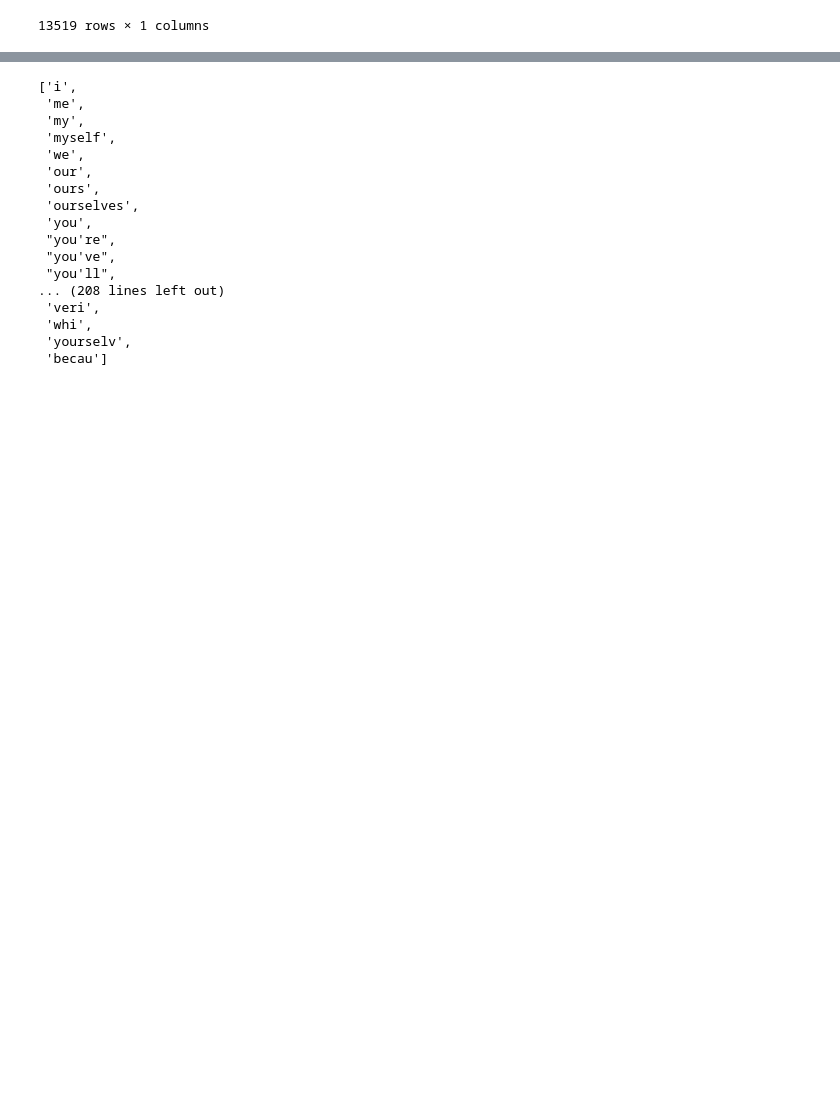
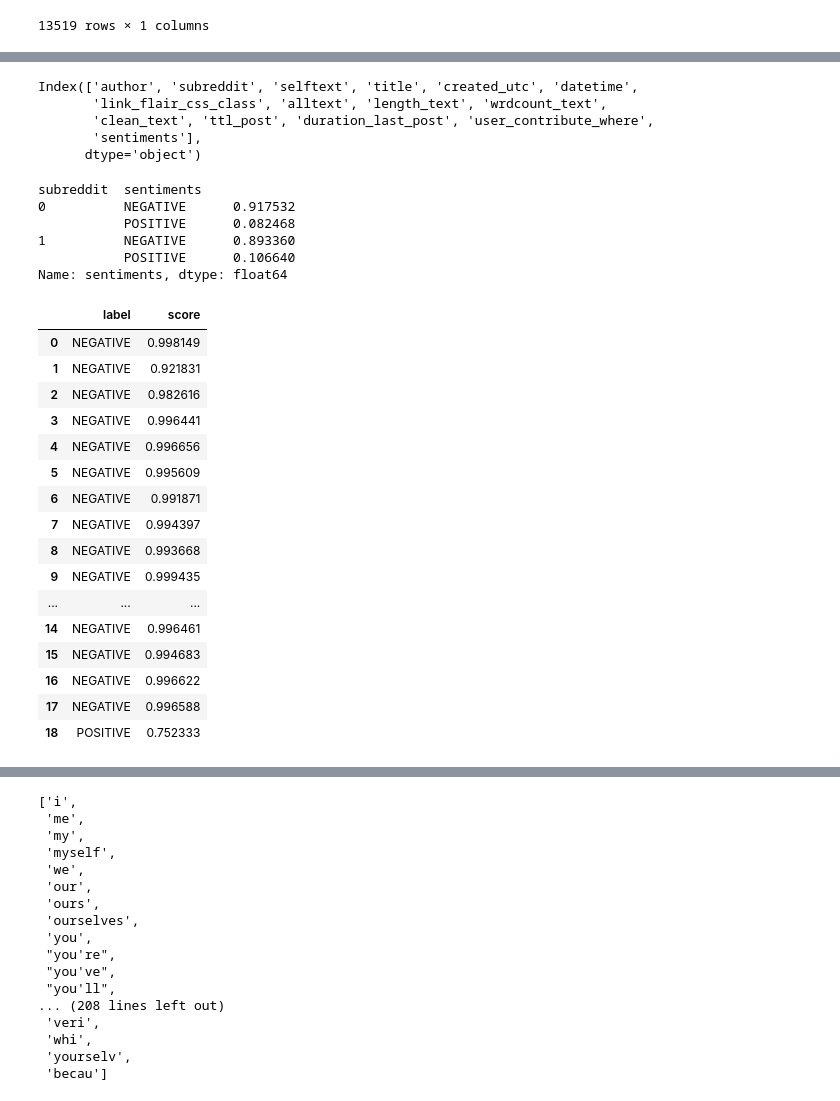
Before and after one commit to msamhz/GA-Lessons, a Jupyter notebook: project_3/MultinomialNB_Model.ipynb, the cells around one changed output, grey strips where cells are left out. Saved outputs shown, nothing was run; the diff lists cells and outputs as text; code cells hidden in the pictures; blank space fills up the shorter version.

```diff
--- a/project_3/MultinomialNB_Model.ipynb
+++ b/project_3/MultinomialNB_Model.ipynb
@@ -685,0 +634,2 @@ SyntaxError: invalid syntax (1763773627.py, line 1)
+# %%
+sent = pipeline('sentiment-analysis')
@@ -685,0 +642,8 @@ SyntaxError: invalid syntax (1763773627.py, line 1)
+# %%
+df1.columns
+# %% [output]
+Index(['author', 'subreddit', 'selftext', 'title', 'created_utc', 'datetime',
+       'link_flair_css_class', 'alltext', 'length_text', 'wrdcount_text',
+       'clean_text', 'ttl_post', 'duration_last_post', 'user_contribute_where',
+       'sentiments'],
+      dtype='object')
@@ -685,0 +654,42 @@ SyntaxError: invalid syntax (1763773627.py, line 1)
+# %%
+df1.groupby(by =['subreddit'])['sentiments'].value_counts(normalize=True)
+# %% [output]
+subreddit  sentiments
+0          NEGATIVE      0.917532
+           POSITIVE      0.082468
+1          NEGATIVE      0.893360
+           POSITIVE      0.106640
+Name: sentiments, dtype: float64
+# %%
+sentiment_PTSD = df[df['subreddit'] == 1].loc[0:20,'clean_text']
+sentiment_Anxiety= df[df['subreddit'] == 0]
+sentiment_Anxiety.reset_index(inplace = True)
+sentiment_Anxiety = sentiment_Anxiety.loc[0:20,'clean_text']
+# %%
+empty = []
+for post in sentiment_PTSD:
+    senti = {}
+    senti['label'] = sent(post)[0]['label']
+    senti['score'] = sent(post)[0]['score']
+
+    empty.append(senti)
+
+pd.DataFrame(empty)
+# %% [output]
+|  | label | score |
+| 0 | NEGATIVE | 0.998149 |
+| 1 | NEGATIVE | 0.921831 |
+| 2 | NEGATIVE | 0.982616 |
+| 3 | NEGATIVE | 0.996441 |
+| 4 | NEGATIVE | 0.996656 |
+| 5 | NEGATIVE | 0.995609 |
+| 6 | NEGATIVE | 0.991871 |
+| 7 | NEGATIVE | 0.994397 |
+| 8 | NEGATIVE | 0.993668 |
+| 9 | NEGATIVE | 0.999435 |
+| ... | ... | ... |
+| 14 | NEGATIVE | 0.996461 |
+| 15 | NEGATIVE | 0.994683 |
+| 16 | NEGATIVE | 0.996622 |
+| 17 | NEGATIVE | 0.996588 |
+| 18 | POSITIVE | 0.752333 |
```
Also changed, not shown: parts of 13 cells of this notebook.
